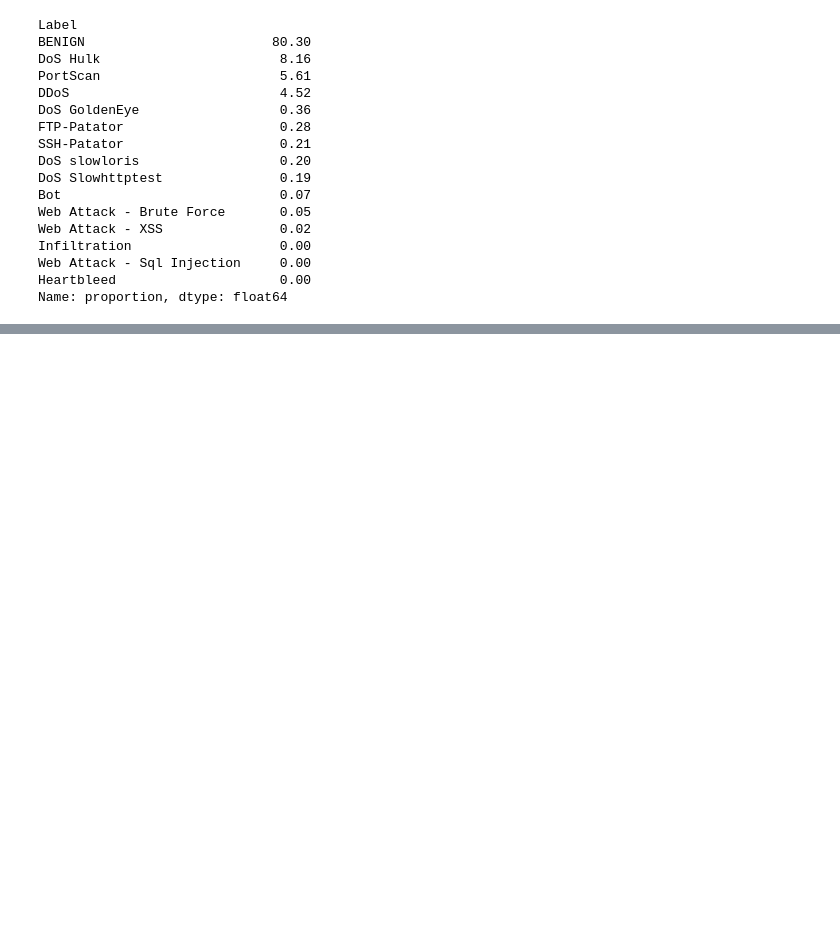
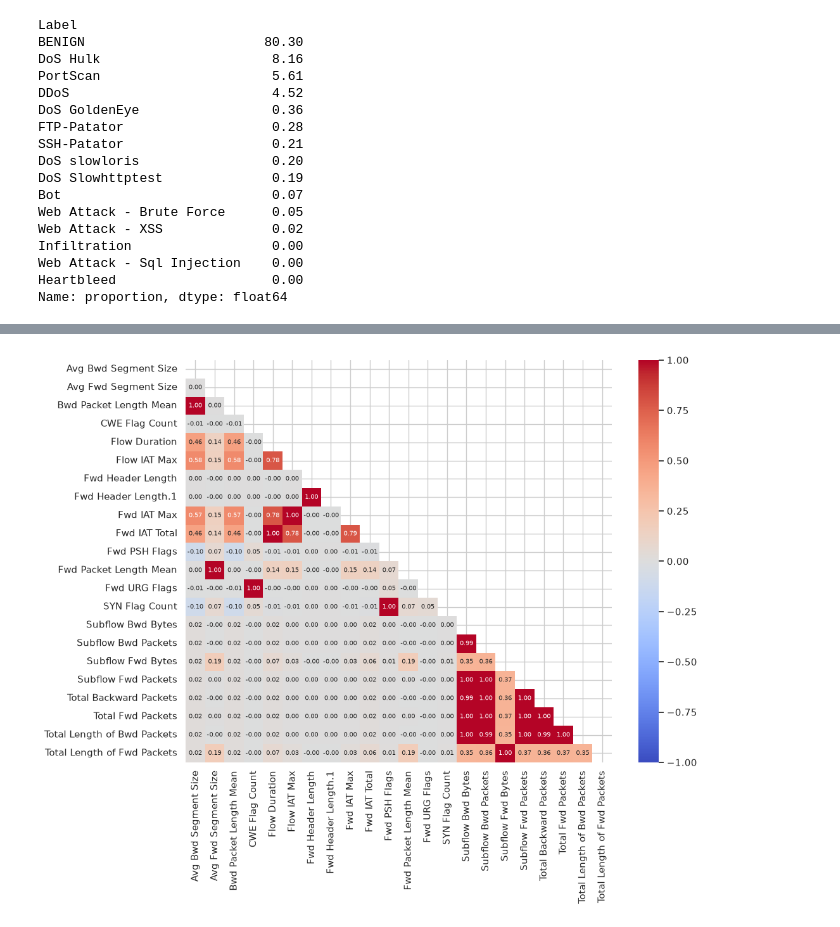
Before and after one commit to vinilauter/packoscope, a Jupyter notebook: main.ipynb, the cells around one changed output, grey strips where cells are left out. Saved outputs shown, nothing was run; the diff lists cells and outputs as text; code cells hidden in the pictures; blank space fills up the shorter version.

```diff
--- a/main.ipynb
+++ b/main.ipynb
@@ -249,0 +292,12 @@ plt.show()
+# %%
+numericas = df.select_dtypes(include="number").columns
+corr = df[numericas].corr()
+
+pares = (
+    corr.where(np.triu(np.ones(corr.shape), k=1).astype(bool))
+    .stack()
+    .abs()
+    .sort_values(ascending=False)
+)
+
+pares.head(15)
@@ -249,0 +321,21 @@ plt.show()
+# %%
+# heatmap so com as colunas que aparecem no top 15 do ranking acima
+colunas_heatmap = sorted(
+    set(pares.head(15).index.get_level_values(0))
+    | set(pares.head(15).index.get_level_values(1))
+)
+
+mask = np.triu(np.ones((len(colunas_heatmap), len(colunas_heatmap))), k=1).astype(bool)
+
+fig, ax = plt.subplots(figsize=(11, 9))
+sns.heatmap(
+    corr.loc[colunas_heatmap, colunas_heatmap],
+    mask=~mask.T,
+    cmap="coolwarm", center=0, vmin=-1, vmax=1,
+    annot=True, fmt=".2f", annot_kws={"size": 7},
+    ax=ax,
+)
+plt.tight_layout()
+plt.show()
+# %% [output]
+[figure, added]
```
Also changed, not shown: parts of 9 cells of this notebook.
